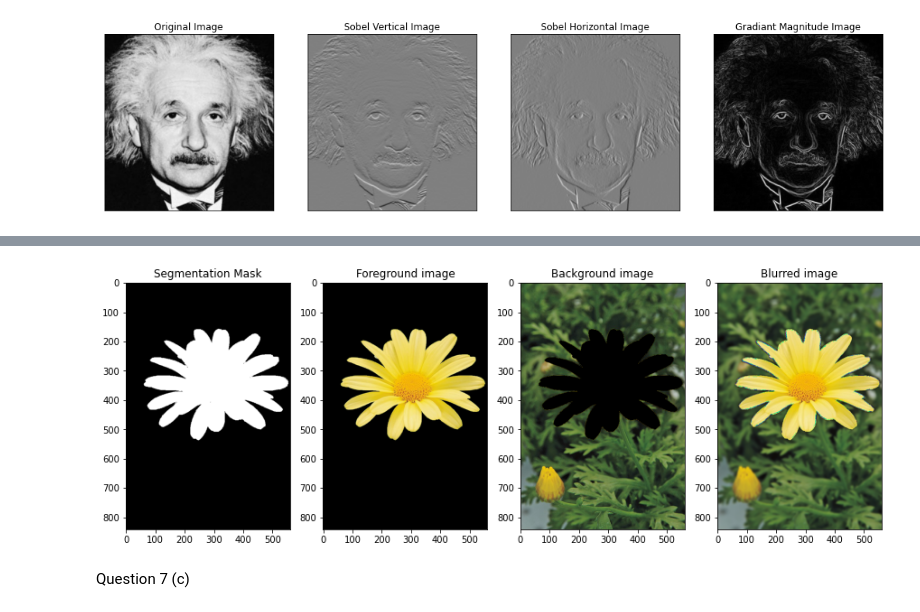
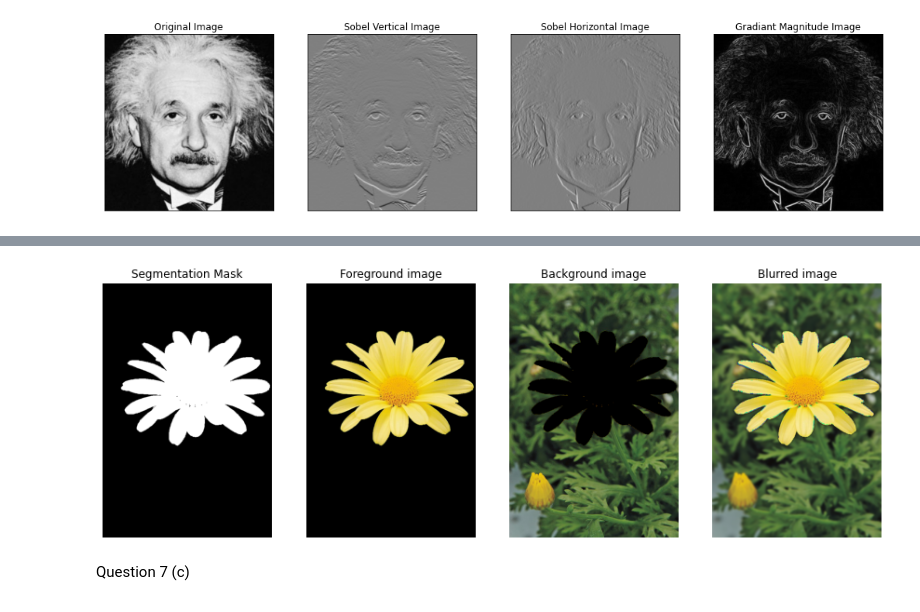
Before and after one commit to Yasara-Hasini/EN2550_Exercises, a Jupyter notebook: Assignment 1/Assignment 1.ipynb, the cells around one changed output, grey strips where cells are left out. Saved outputs shown, nothing was run; the diff lists cells and outputs as text; code cells hidden in the pictures.

```diff
--- a/Assignment 1/Assignment 1.ipynb
+++ b/Assignment 1/Assignment 1.ipynb
@@ -285,33 +329,37 @@ import matplotlib.pyplot as plt
 
 img = cv.imread("daisy.jpg")
 mask = np.zeros(img.shape[:2], np.uint8)
 
 background_model = np.zeros((1,65), np.float64)
 foreground_model = np.zeros((1,65), np.float64)
 rectangle = (50,50,505,505)
 
 cv.grabCut(img, mask, rectangle, background_model,foreground_model, 5, cv.GC_INIT_WITH_RECT)
 mask1 = np.where((mask==2)|(mask==0),0,1).astype('uint8')
 
 img1 = img*mask1[:,:,np.newaxis]
 fig, ax = plt.subplots(1,4, figsize = (15,15))
 ax[0].imshow(mask1, cmap='gray')
 ax[0].set_title("Segmentation Mask")
+ax[0].axis("off")
 ax[1].imshow(cv.cvtColor(img1, cv.COLOR_BGR2RGB))
 ax[1].set_title("Foreground image")
+ax[1].axis("off")
 
 cv.grabCut(img, mask, rectangle, background_model,foreground_model, 5, cv.GC_INIT_WITH_RECT)
 mask2 = np.where((mask==3)|(mask==1),0,1).astype('uint8')
 img2 = img*mask2[:,:,np.newaxis]
 ax[2].imshow(cv.cvtColor(img2, cv.COLOR_BGR2RGB))
 ax[2].set_title("Background image")
+ax[2].axis("off")
 
 #Question 7 (b)
 blurred_img = img1 + cv.GaussianBlur(img2,(15,15),0)
 ax[3].imshow(cv.cvtColor(blurred_img, cv.COLOR_BGR2RGB))
 ax[3].set_title("Blurred image")
+ax[3].axis("off")
 plt.show()
 # %% [output]
-[figure, old version]
+[figure, new version]
 # %% [markdown]
 Question 7 (c)
```
Also changed, not shown: parts of 8 cells of this notebook.
